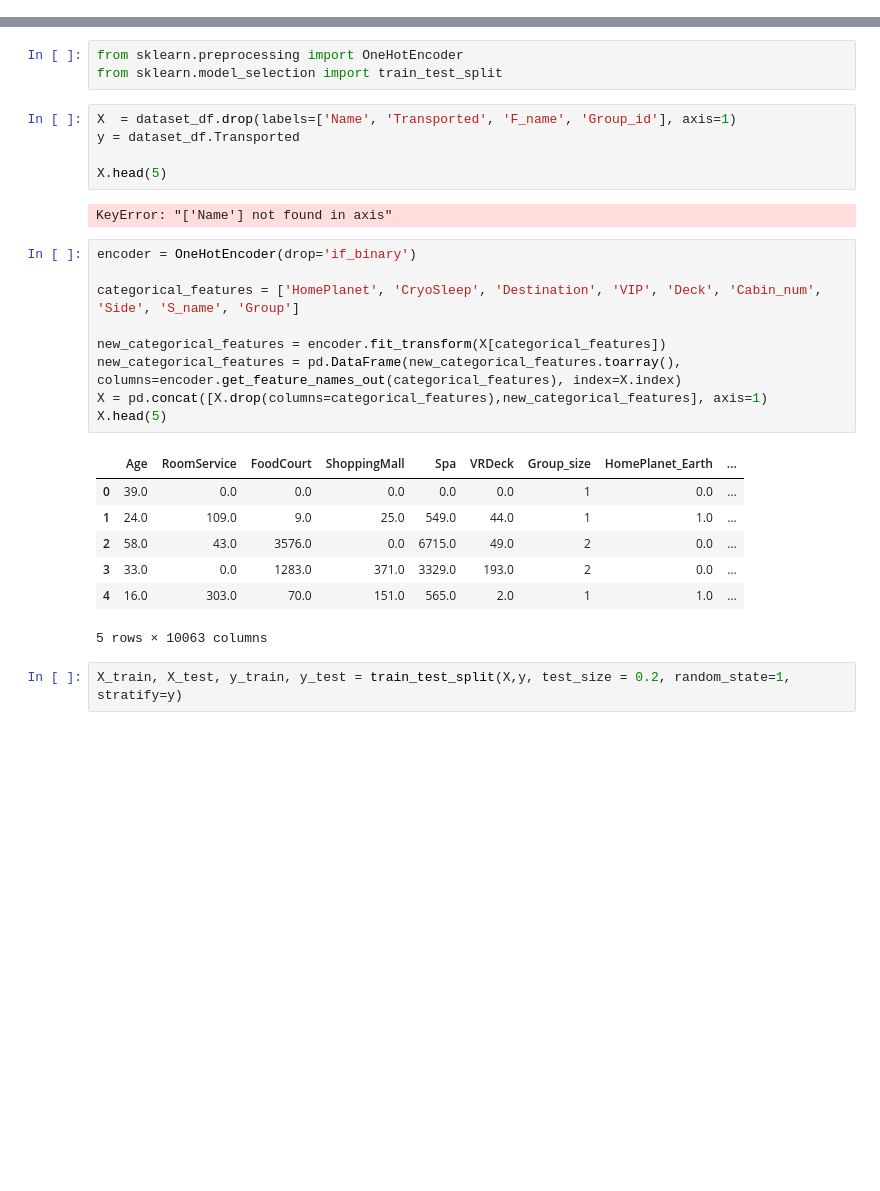
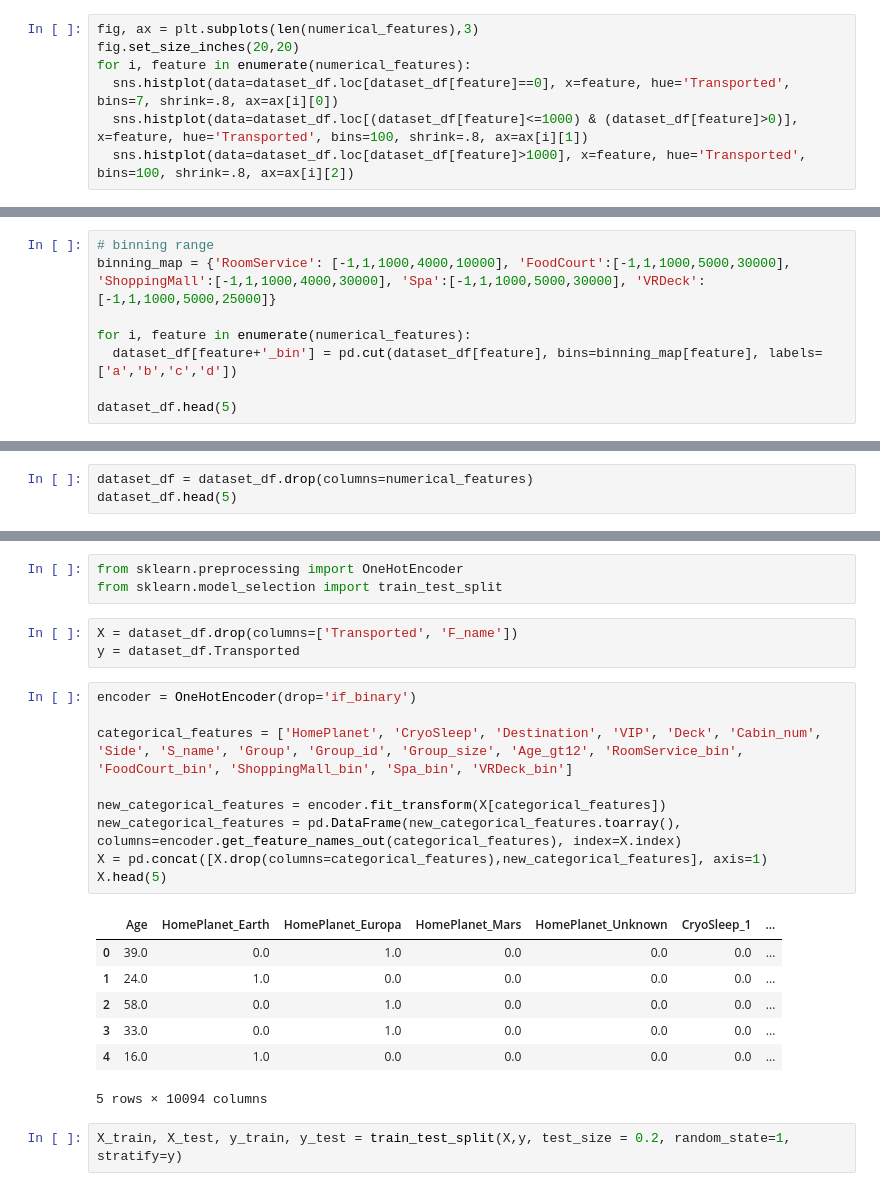
Before and after one commit to slothman3878/spaceship-titanic, a Jupyter notebook: main.ipynb, the cells around one changed output, grey strips where cells are left out. Drawn from its saved outputs; the diff is of its cells as text; blank space fills up the shorter version.

```diff
--- a/main.ipynb
+++ b/main.ipynb
@@ -386,0 +423,7 @@ sns.countplot(data=dataset_df, x='Destination', hue='Transported')
+# %%
+fig, ax = plt.subplots(len(numerical_features),3)
+fig.set_size_inches(20,20)
+for i, feature in enumerate(numerical_features):
+  sns.histplot(data=dataset_df.loc[dataset_df[feature]==0], x=feature, hue='Transported', bins=7, shrink=.8, ax=ax[i][0])
+  sns.histplot(data=dataset_df.loc[(dataset_df[feature]<=1000) & (dataset_df[feature]>0)], x=feature, hue='Transported', bins=100, shrink=.8, ax=ax[i][1])
+  sns.histplot(data=dataset_df.loc[dataset_df[feature]>1000], x=feature, hue='Transported', bins=100, shrink=.8, ax=ax[i][2])
@@ -386,0 +434,8 @@ sns.countplot(data=dataset_df, x='Destination', hue='Transported')
+# %%
+# binning range
+binning_map = {'RoomService': [-1,1,1000,4000,10000], 'FoodCourt':[-1,1,1000,5000,30000], 'ShoppingMall':[-1,1,1000,4000,30000], 'Spa':[-1,1,1000,5000,30000], 'VRDeck':[-1,1,1000,5000,25000]}
+
+for i, feature in enumerate(numerical_features):
+  dataset_df[feature+'_bin'] = pd.cut(dataset_df[feature], bins=binning_map[feature], labels=['a','b','c','d'])
+
+dataset_df.head(5)
@@ -390,3 +460,6 @@ sns.countplot(data=dataset_df, x='Destination', hue='Transported')
 # Convert Bool to Int
 dataset_df.Side = dataset_df.Side.apply(lambda x: True if x == 'P' else False)
 dataset_df[['CryoSleep','VIP','Transported', 'Side']] = dataset_df[['CryoSleep','VIP','Transported', 'Side']].astype(int)
+# %%
+dataset_df = dataset_df.drop(columns=numerical_features)
+dataset_df.head(5)
@@ -396,29 +546,25 @@ dataset_df[['CryoSleep','VIP','Transported', 'Side']] = dataset_df[['CryoSleep',
 from sklearn.preprocessing import OneHotEncoder
 from sklearn.model_selection import train_test_split
 # %%
-X  = dataset_df.drop(labels=['Name', 'Transported', 'F_name', 'Group_id'], axis=1)
+X = dataset_df.drop(columns=['Transported', 'F_name'])
 y = dataset_df.Transported
-
-X.head(5)
-# %% [output]
-KeyError: "['Name'] not found in axis"
 # %%
 encoder = OneHotEncoder(drop='if_binary')
 
-categorical_features = ['HomePlanet', 'CryoSleep', 'Destination', 'VIP', 'Deck', 'Cabin_num', 'Side', 'S_name', 'Group']
+categorical_features = ['HomePlanet', 'CryoSleep', 'Destination', 'VIP', 'Deck', 'Cabin_num', 'Side', 'S_name', 'Group', 'Group_id', 'Group_size', 'Age_gt12', 'RoomService_bin', 'FoodCourt_bin', 'ShoppingMall_bin', 'Spa_bin', 'VRDeck_bin']
 
 new_categorical_features = encoder.fit_transform(X[categorical_features])
 new_categorical_features = pd.DataFrame(new_categorical_features.toarray(), columns=encoder.get_feature_names_out(categorical_features), index=X.index)
 X = pd.concat([X.drop(columns=categorical_features),new_categorical_features], axis=1)
 X.head(5)
 # %% [output]
-|  | Age | RoomService | FoodCourt | ShoppingMall | Spa | VRDeck | Group_size | HomePlanet_Earth | ... |
-| 0 | 39.0 | 0.0 | 0.0 | 0.0 | 0.0 | 0.0 | 1 | 0.0 | ... |
-| 1 | 24.0 | 109.0 | 9.0 | 25.0 | 549.0 | 44.0 | 1 | 1.0 | ... |
-| 2 | 58.0 | 43.0 | 3576.0 | 0.0 | 6715.0 | 49.0 | 2 | 0.0 | ... |
-| 3 | 33.0 | 0.0 | 1283.0 | 371.0 | 3329.0 | 193.0 | 2 | 0.0 | ... |
-| 4 | 16.0 | 303.0 | 70.0 | 151.0 | 565.0 | 2.0 | 1 | 1.0 | ... |
+|  | Age | HomePlanet_Earth | HomePlanet_Europa | HomePlanet_Mars | HomePlanet_Unknown | CryoSleep_1 | ... |
+| 0 | 39.0 | 0.0 | 1.0 | 0.0 | 0.0 | 0.0 | ... |
+| 1 | 24.0 | 1.0 | 0.0 | 0.0 | 0.0 | 0.0 | ... |
+| 2 | 58.0 | 0.0 | 1.0 | 0.0 | 0.0 | 0.0 | ... |
+| 3 | 33.0 | 0.0 | 1.0 | 0.0 | 0.0 | 0.0 | ... |
+| 4 | 16.0 | 1.0 | 0.0 | 0.0 | 0.0 | 0.0 | ... |
-5 rows × 10063 columns
+5 rows × 10094 columns
 # %%
 X_train, X_test, y_train, y_test = train_test_split(X,y, test_size = 0.2, random_state=1, stratify=y)
 # %%
```
Also changed, not shown: parts of 25 cells of this notebook.
